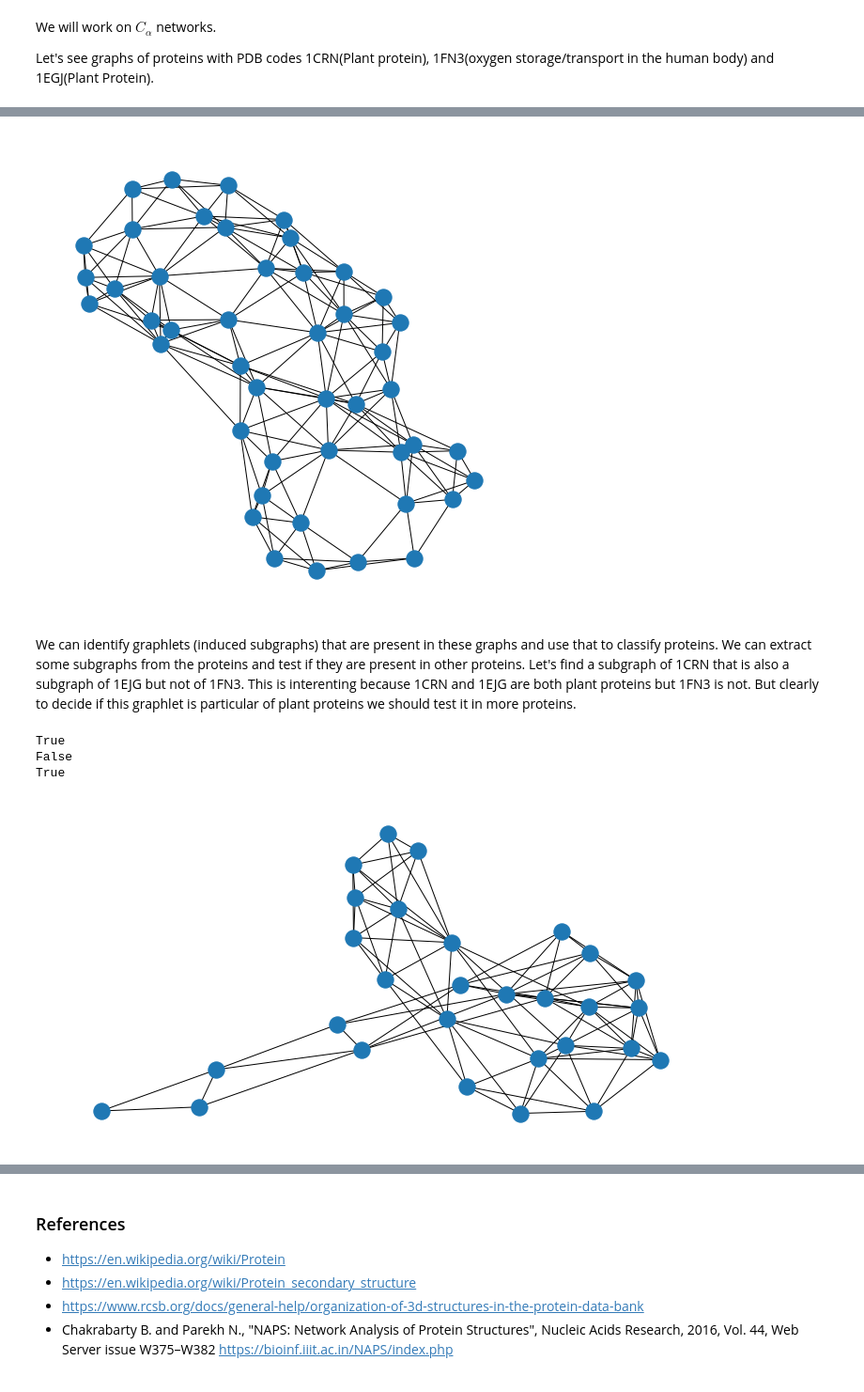
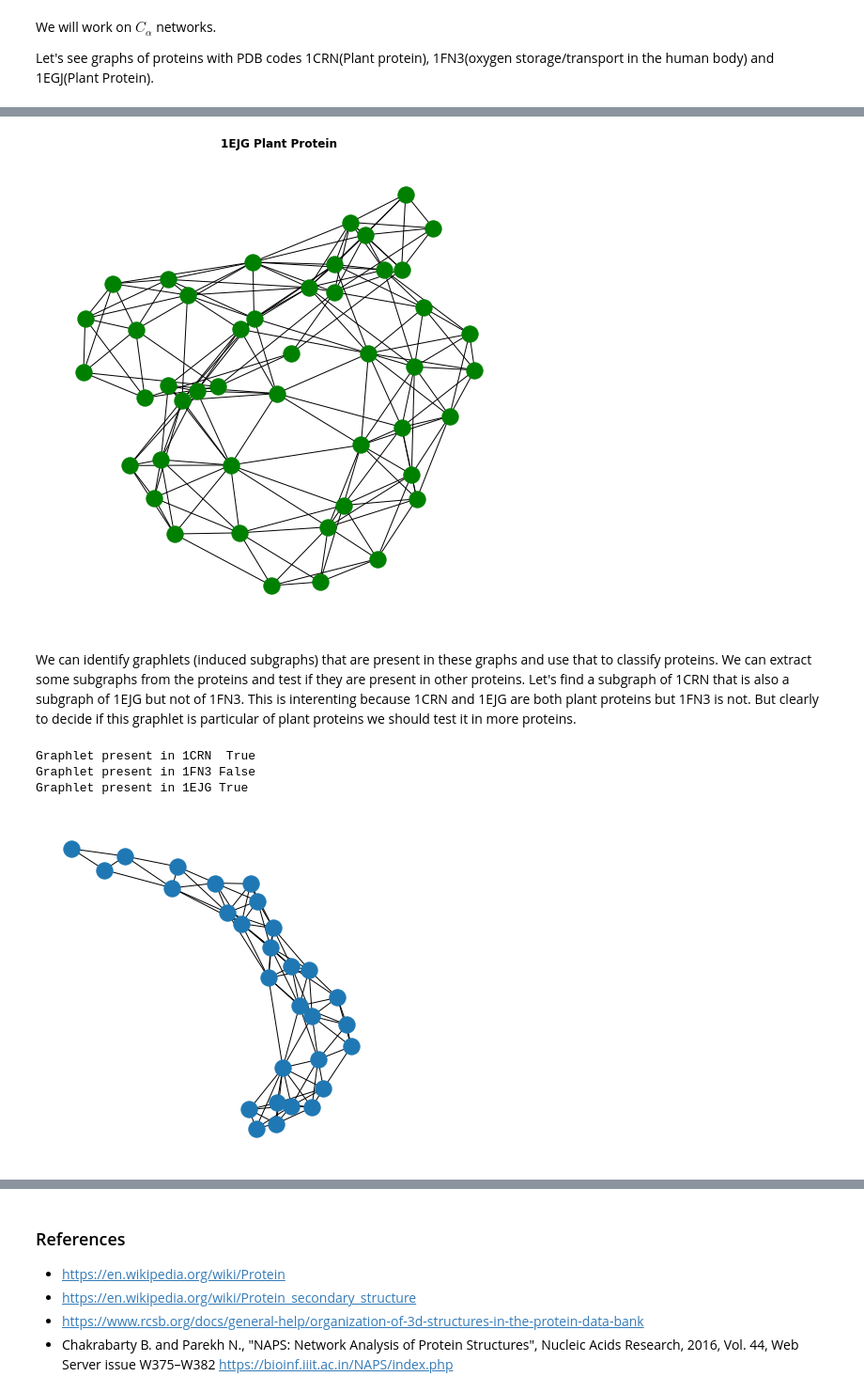
Before and after one commit to networkx/nx-guides, a Jupyter notebook: content/algorithms/sub_isomorphism/subgraph_iso_img.ipynb, the cells around one changed output, grey strips where cells are left out. Shown at 94% size. Drawn from its saved outputs; the diff is of its cells as text; code cells hidden in the pictures.

Commit message:
Add proteins graphlets and random subgraphs

```diff
--- a/content/algorithms/sub_isomorphism/subgraph_iso_img.ipynb
+++ b/content/algorithms/sub_isomorphism/subgraph_iso_img.ipynb
@@ -206,24 +211,29 @@ plt.rcParams["figure.figsize"] = (7,7)
 # %%
 p_1EJG = nx.read_edgelist("data/1EJG_edgelist.txt", nodetype=str)
-nx.draw_spring(p_1EJG)
+nx.draw_spring(p_1EJG, node_color = "g")
+plt.title("1EJG Plant Protein", fontweight = "bold")
+plt.show()
 # %% [output]
-[figure, old version]
+[figure, new version]
 # %% [markdown]
 We can identify graphlets (induced subgraphs) that are present in these graphs and use that to classify proteins. We can extract some subgraphs from the proteins and test if they are present in other proteins. Let's find a subgraph of 1CRN that is also a subgraph of 1EJG but not of 1FN3. This is interenting because 1CRN and 1EJG are both plant proteins but 1FN3 is not. But clearly to decide if this graphlet is particular of plant proteins we should test it in more proteins.
 # %%
+#Get a induced subgraph from 1CRN
 graphlet = p_1CRN.subgraph(["A"+str(i) for i in range(0, 30)])
+plt.rcParams["figure.figsize"] = (5,5)
 nx.draw(graphlet)
 
-g = iso.GraphMatcher(p_1CRN, graphlet)
-print(g.subgraph_is_isomorphic())
+#Test if the graphlet is a subgraph of each protein
+g1 = iso.GraphMatcher(p_1CRN, graphlet)
+print("Graphlet present in 1CRN ", g1.subgraph_is_isomorphic())
 
-g = iso.GraphMatcher(p_1FN3, graphlet)
-print(g.subgraph_is_isomorphic())
+g2 = iso.GraphMatcher(p_1FN3, graphlet)
+print("Graphlet present in 1FN3" ,g2.subgraph_is_isomorphic())
 
-g = iso.GraphMatcher(p_1EJG, graphlet)
-print(g.subgraph_is_isomorphic())
+g3 = iso.GraphMatcher(p_1EJG, graphlet)
+print("Graphlet present in 1EJG", g3.subgraph_is_isomorphic())
 # %% [output]
-True
-False
-True
+Graphlet present in 1CRN  True
+Graphlet present in 1FN3 False
+Graphlet present in 1EJG True
-[figure, old version]
+[figure, new version]
```
Also changed, not shown: parts of 16 cells of this notebook, 1 other file.
